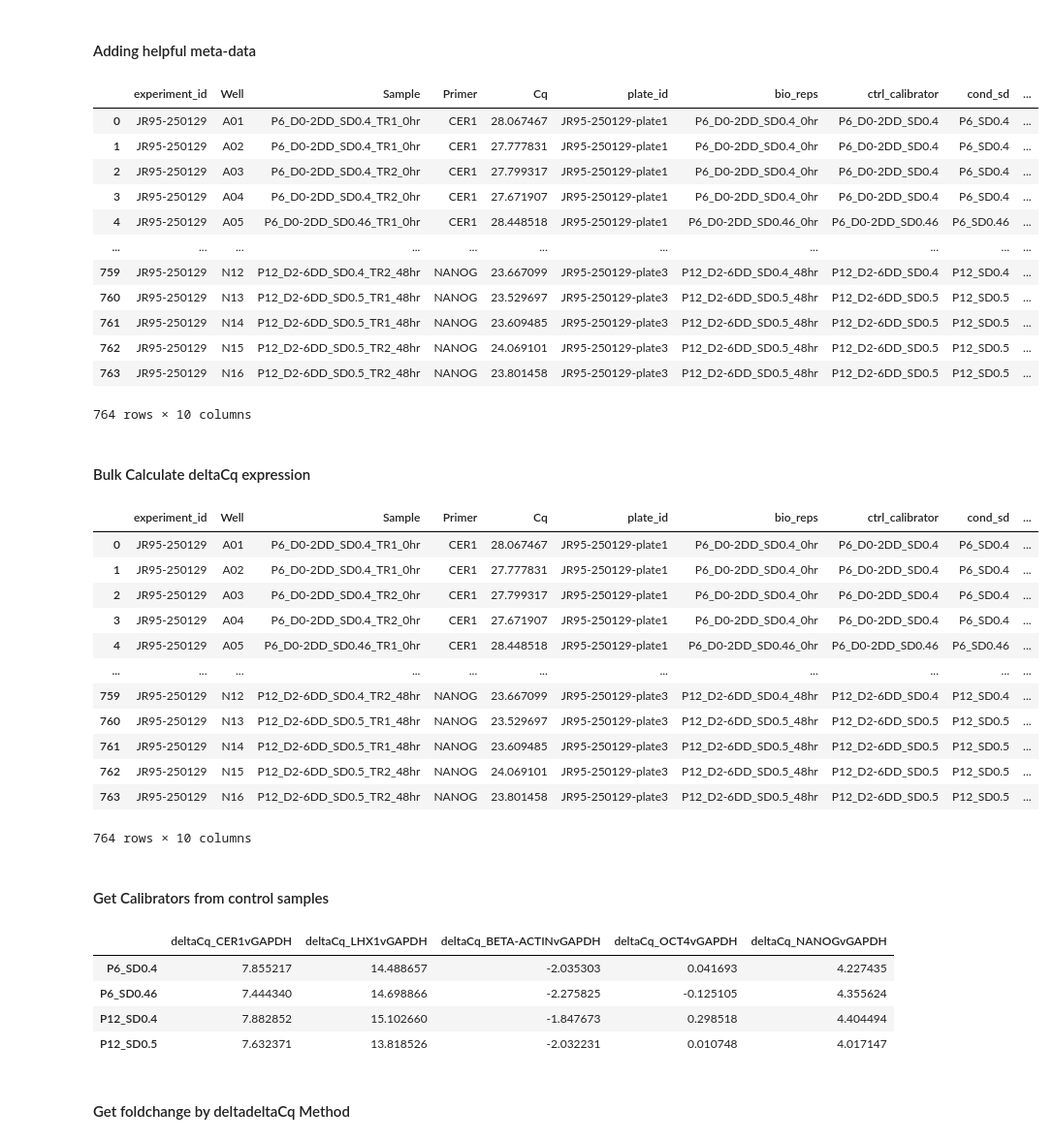
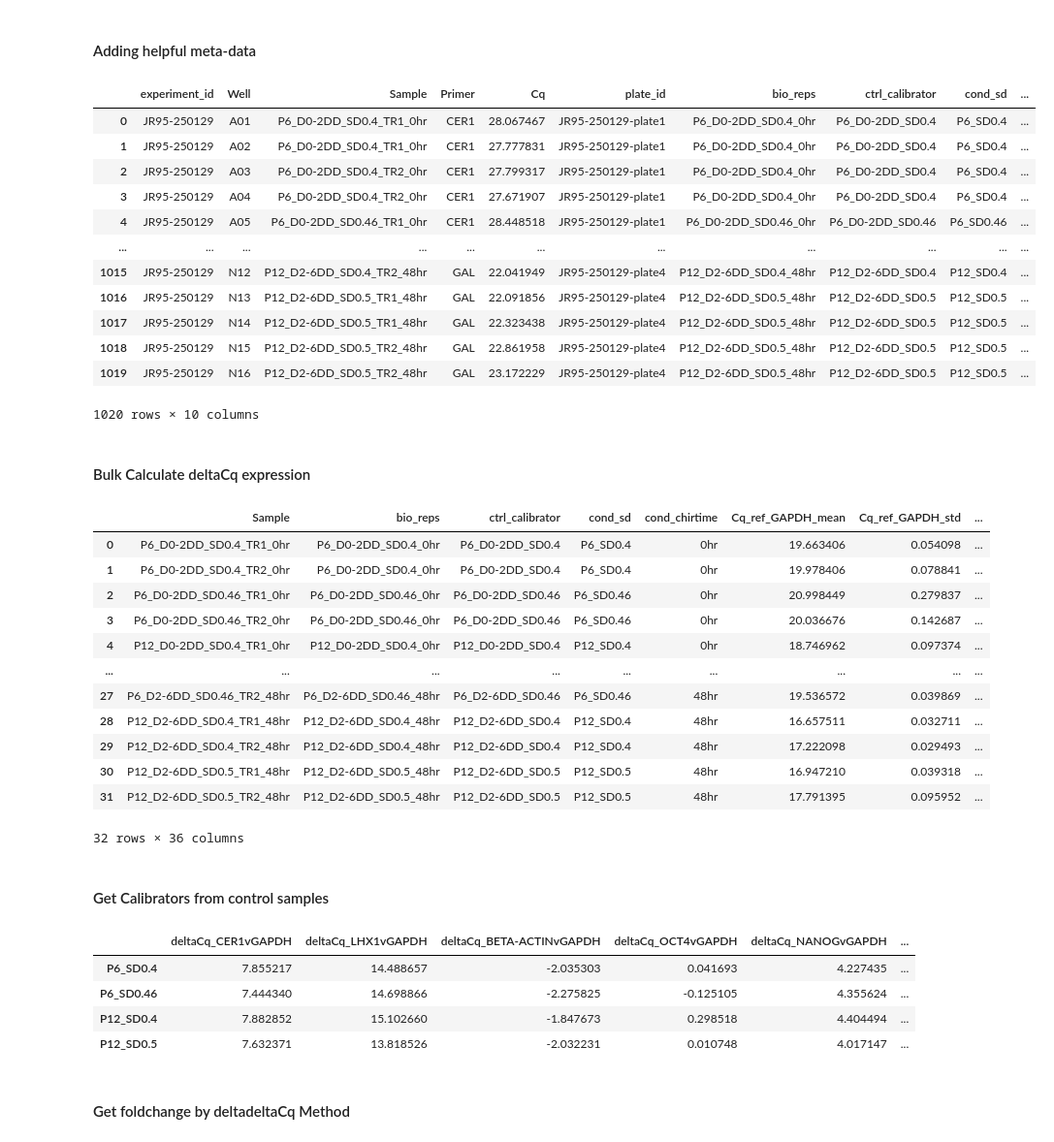
Before and after one commit to simplyjsh/research-dctapseq, a Jupyter notebook: dctap/qpcr/analysis/JR95-250129-analysis.ipynb, the cells around one changed output. Shown at 97% size. Cells and saved outputs as stored; diff of their text form; code cells hidden in the pictures.

```diff
--- a/dctap/qpcr/analysis/JR95-250129-analysis.ipynb
+++ b/dctap/qpcr/analysis/JR95-250129-analysis.ipynb
@@ -43,7 +56,7 @@ set_defaultoptions(pd, supresscopywarning=None)
 # %%
 # Read and annotate data from different plates and combine them
 experiment_id = "JR95-250129"
-plate_ids = ["JR95-250129-plate1", "JR95-250129-plate2", "JR95-250129-plate3"]
+plate_ids = ["JR95-250129-plate1", "JR95-250129-plate2", "JR95-250129-plate3", "JR95-250129-plate4"]
 
 dfs = []
 for plate_id in plate_ids:
@@ -115,36 +128,36 @@ display(df)
 | 3 | JR95-250129 | A04 | P6_D0-2DD_SD0.4_TR2_0hr | CER1 | 27.671907 | JR95-250129-plate1 | P6_D0-2DD_SD0.4_0hr | P6_D0-2DD_SD0.4 | P6_SD0.4 | ... |
 | 4 | JR95-250129 | A05 | P6_D0-2DD_SD0.46_TR1_0hr | CER1 | 28.448518 | JR95-250129-plate1 | P6_D0-2DD_SD0.46_0hr | P6_D0-2DD_SD0.46 | P6_SD0.46 | ... |
 | ... | ... | ... | ... | ... | ... | ... | ... | ... | ... | ... |
-| 759 | JR95-250129 | N12 | P12_D2-6DD_SD0.4_TR2_48hr | NANOG | 23.667099 | JR95-250129-plate3 | P12_D2-6DD_SD0.4_48hr | P12_D2-6DD_SD0.4 | P12_SD0.4 | ... |
-| 760 | JR95-250129 | N13 | P12_D2-6DD_SD0.5_TR1_48hr | NANOG | 23.529697 | JR95-250129-plate3 | P12_D2-6DD_SD0.5_48hr | P12_D2-6DD_SD0.5 | P12_SD0.5 | ... |
-| 761 | JR95-250129 | N14 | P12_D2-6DD_SD0.5_TR1_48hr | NANOG | 23.609485 | JR95-250129-plate3 | P12_D2-6DD_SD0.5_48hr | P12_D2-6DD_SD0.5 | P12_SD0.5 | ... |
-| 762 | JR95-250129 | N15 | P12_D2-6DD_SD0.5_TR2_48hr | NANOG | 24.069101 | JR95-250129-plate3 | P12_D2-6DD_SD0.5_48hr | P12_D2-6DD_SD0.5 | P12_SD0.5 | ... |
-| 763 | JR95-250129 | N16 | P12_D2-6DD_SD0.5_TR2_48hr | NANOG | 23.801458 | JR95-250129-plate3 | P12_D2-6DD_SD0.5_48hr | P12_D2-6DD_SD0.5 | P12_SD0.5 | ... |
+| 1015 | JR95-250129 | N12 | P12_D2-6DD_SD0.4_TR2_48hr | GAL | 22.041949 | JR95-250129-plate4 | P12_D2-6DD_SD0.4_48hr | P12_D2-6DD_SD0.4 | P12_SD0.4 | ... |
+| 1016 | JR95-250129 | N13 | P12_D2-6DD_SD0.5_TR1_48hr | GAL | 22.091856 | JR95-250129-plate4 | P12_D2-6DD_SD0.5_48hr | P12_D2-6DD_SD0.5 | P12_SD0.5 | ... |
+| 1017 | JR95-250129 | N14 | P12_D2-6DD_SD0.5_TR1_48hr | GAL | 22.323438 | JR95-250129-plate4 | P12_D2-6DD_SD0.5_48hr | P12_D2-6DD_SD0.5 | P12_SD0.5 | ... |
+| 1018 | JR95-250129 | N15 | P12_D2-6DD_SD0.5_TR2_48hr | GAL | 22.861958 | JR95-250129-plate4 | P12_D2-6DD_SD0.5_48hr | P12_D2-6DD_SD0.5 | P12_SD0.5 | ... |
+| 1019 | JR95-250129 | N16 | P12_D2-6DD_SD0.5_TR2_48hr | GAL | 23.172229 | JR95-250129-plate4 | P12_D2-6DD_SD0.5_48hr | P12_D2-6DD_SD0.5 | P12_SD0.5 | ... |
-764 rows × 10 columns
+1020 rows × 10 columns
 # %% [markdown]
 #### Bulk Calculate deltaCq expression
 # %%
 df1 = get_deltaCq_expression_bulkdata(
     df,
     ref_primer="GAPDH",
     test_primers=get_primers(df),
     drop_customcols=conditions,
 )
-display(df)
+display(df1)
 # %% [output]
-|  | experiment_id | Well | Sample | Primer | Cq | plate_id | bio_reps | ctrl_calibrator | cond_sd | ... |
-| 0 | JR95-250129 | A01 | P6_D0-2DD_SD0.4_TR1_0hr | CER1 | 28.067467 | JR95-250129-plate1 | P6_D0-2DD_SD0.4_0hr | P6_D0-2DD_SD0.4 | P6_SD0.4 | ... |
-| 1 | JR95-250129 | A02 | P6_D0-2DD_SD0.4_TR1_0hr | CER1 | 27.777831 | JR95-250129-plate1 | P6_D0-2DD_SD0.4_0hr | P6_D0-2DD_SD0.4 | P6_SD0.4 | ... |
-| 2 | JR95-250129 | A03 | P6_D0-2DD_SD0.4_TR2_0hr | CER1 | 27.799317 | JR95-250129-plate1 | P6_D0-2DD_SD0.4_0hr | P6_D0-2DD_SD0.4 | P6_SD0.4 | ... |
-| 3 | JR95-250129 | A04 | P6_D0-2DD_SD0.4_TR2_0hr | CER1 | 27.671907 | JR95-250129-plate1 | P6_D0-2DD_SD0.4_0hr | P6_D0-2DD_SD0.4 | P6_SD0.4 | ... |
-| 4 | JR95-250129 | A05 | P6_D0-2DD_SD0.46_TR1_0hr | CER1 | 28.448518 | JR95-250129-plate1 | P6_D0-2DD_SD0.46_0hr | P6_D0-2DD_SD0.46 | P6_SD0.46 | ... |
-| ... | ... | ... | ... | ... | ... | ... | ... | ... | ... | ... |
-| 759 | JR95-250129 | N12 | P12_D2-6DD_SD0.4_TR2_48hr | NANOG | 23.667099 | JR95-250129-plate3 | P12_D2-6DD_SD0.4_48hr | P12_D2-6DD_SD0.4 | P12_SD0.4 | ... |
-| 760 | JR95-250129 | N13 | P12_D2-6DD_SD0.5_TR1_48hr | NANOG | 23.529697 | JR95-250129-plate3 | P12_D2-6DD_SD0.5_48hr | P12_D2-6DD_SD0.5 | P12_SD0.5 | ... |
-| 761 | JR95-250129 | N14 | P12_D2-6DD_SD0.5_TR1_48hr | NANOG | 23.609485 | JR95-250129-plate3 | P12_D2-6DD_SD0.5_48hr | P12_D2-6DD_SD0.5 | P12_SD0.5 | ... |
-| 762 | JR95-250129 | N15 | P12_D2-6DD_SD0.5_TR2_48hr | NANOG | 24.069101 | JR95-250129-plate3 | P12_D2-6DD_SD0.5_48hr | P12_D2-6DD_SD0.5 | P12_SD0.5 | ... |
-| 763 | JR95-250129 | N16 | P12_D2-6DD_SD0.5_TR2_48hr | NANOG | 23.801458 | JR95-250129-plate3 | P12_D2-6DD_SD0.5_48hr | P12_D2-6DD_SD0.5 | P12_SD0.5 | ... |
+|  | Sample | bio_reps | ctrl_calibrator | cond_sd | cond_chirtime | Cq_ref_GAPDH_mean | Cq_ref_GAPDH_std | ... |
+| 0 | P6_D0-2DD_SD0.4_TR1_0hr | P6_D0-2DD_SD0.4_0hr | P6_D0-2DD_SD0.4 | P6_SD0.4 | 0hr | 19.663406 | 0.054098 | ... |
+| 1 | P6_D0-2DD_SD0.4_TR2_0hr | P6_D0-2DD_SD0.4_0hr | P6_D0-2DD_SD0.4 | P6_SD0.4 | 0hr | 19.978406 | 0.078841 | ... |
+| 2 | P6_D0-2DD_SD0.46_TR1_0hr | P6_D0-2DD_SD0.46_0hr | P6_D0-2DD_SD0.46 | P6_SD0.46 | 0hr | 20.998449 | 0.279837 | ... |
+| 3 | P6_D0-2DD_SD0.46_TR2_0hr | P6_D0-2DD_SD0.46_0hr | P6_D0-2DD_SD0.46 | P6_SD0.46 | 0hr | 20.036676 | 0.142687 | ... |
+| 4 | P12_D0-2DD_SD0.4_TR1_0hr | P12_D0-2DD_SD0.4_0hr | P12_D0-2DD_SD0.4 | P12_SD0.4 | 0hr | 18.746962 | 0.097374 | ... |
+| ... | ... | ... | ... | ... | ... | ... | ... | ... |
+| 27 | P6_D2-6DD_SD0.46_TR2_48hr | P6_D2-6DD_SD0.46_48hr | P6_D2-6DD_SD0.46 | P6_SD0.46 | 48hr | 19.536572 | 0.039869 | ... |
+| 28 | P12_D2-6DD_SD0.4_TR1_48hr | P12_D2-6DD_SD0.4_48hr | P12_D2-6DD_SD0.4 | P12_SD0.4 | 48hr | 16.657511 | 0.032711 | ... |
+| 29 | P12_D2-6DD_SD0.4_TR2_48hr | P12_D2-6DD_SD0.4_48hr | P12_D2-6DD_SD0.4 | P12_SD0.4 | 48hr | 17.222098 | 0.029493 | ... |
+| 30 | P12_D2-6DD_SD0.5_TR1_48hr | P12_D2-6DD_SD0.5_48hr | P12_D2-6DD_SD0.5 | P12_SD0.5 | 48hr | 16.947210 | 0.039318 | ... |
+| 31 | P12_D2-6DD_SD0.5_TR2_48hr | P12_D2-6DD_SD0.5_48hr | P12_D2-6DD_SD0.5 | P12_SD0.5 | 48hr | 17.791395 | 0.095952 | ... |
-764 rows × 10 columns
+32 rows × 36 columns
 # %% [markdown]
 #### Get Calibrators from control samples
 # %%
@@ -169,11 +182,11 @@ df_calibrators = get_calibrators(
 with displaydf_full():
   display(df_calibrators)
 # %% [output]
-|  | deltaCq_CER1vGAPDH | deltaCq_LHX1vGAPDH | deltaCq_BETA-ACTINvGAPDH | deltaCq_OCT4vGAPDH | deltaCq_NANOGvGAPDH |
-| P6_SD0.4 | 7.855217 | 14.488657 | -2.035303 | 0.041693 | 4.227435 |
-| P6_SD0.46 | 7.444340 | 14.698866 | -2.275825 | -0.125105 | 4.355624 |
-| P12_SD0.4 | 7.882852 | 15.102660 | -1.847673 | 0.298518 | 4.404494 |
-| P12_SD0.5 | 7.632371 | 13.818526 | -2.032231 | 0.010748 | 4.017147 |
+|  | deltaCq_CER1vGAPDH | deltaCq_LHX1vGAPDH | deltaCq_BETA-ACTINvGAPDH | deltaCq_OCT4vGAPDH | deltaCq_NANOGvGAPDH | ... |
+| P6_SD0.4 | 7.855217 | 14.488657 | -2.035303 | 0.041693 | 4.227435 | ... |
+| P6_SD0.46 | 7.444340 | 14.698866 | -2.275825 | -0.125105 | 4.355624 | ... |
+| P12_SD0.4 | 7.882852 | 15.102660 | -1.847673 | 0.298518 | 4.404494 | ... |
+| P12_SD0.5 | 7.632371 | 13.818526 | -2.032231 | 0.010748 | 4.017147 | ... |
 # %% [markdown]
 #### Get foldchange by deltadeltaCq Method
 # %%
```
Also changed, not shown: parts of 14 cells of this notebook, 6 other files.
